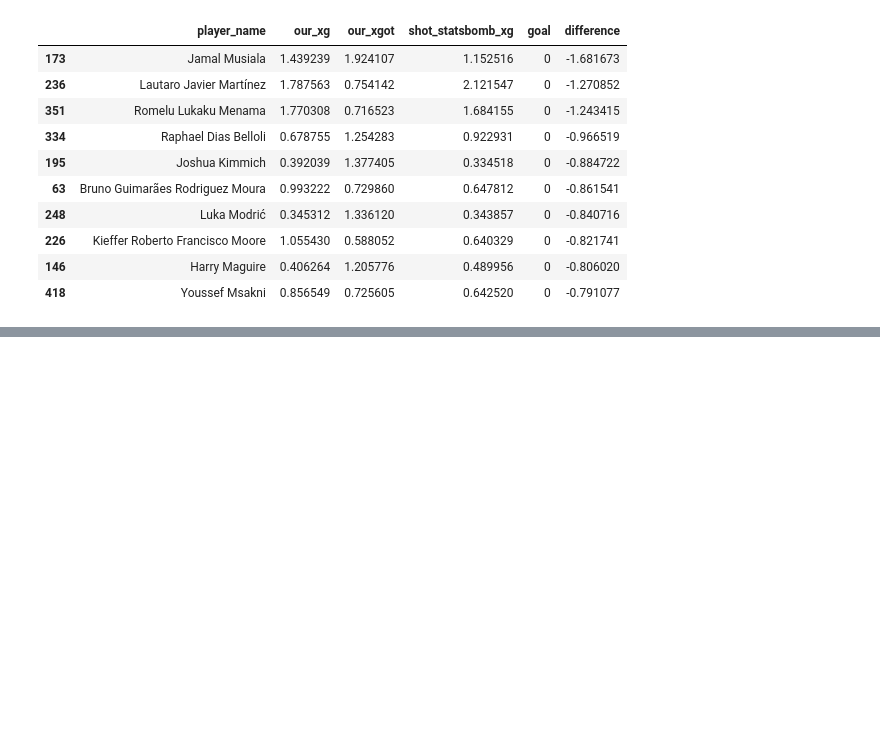
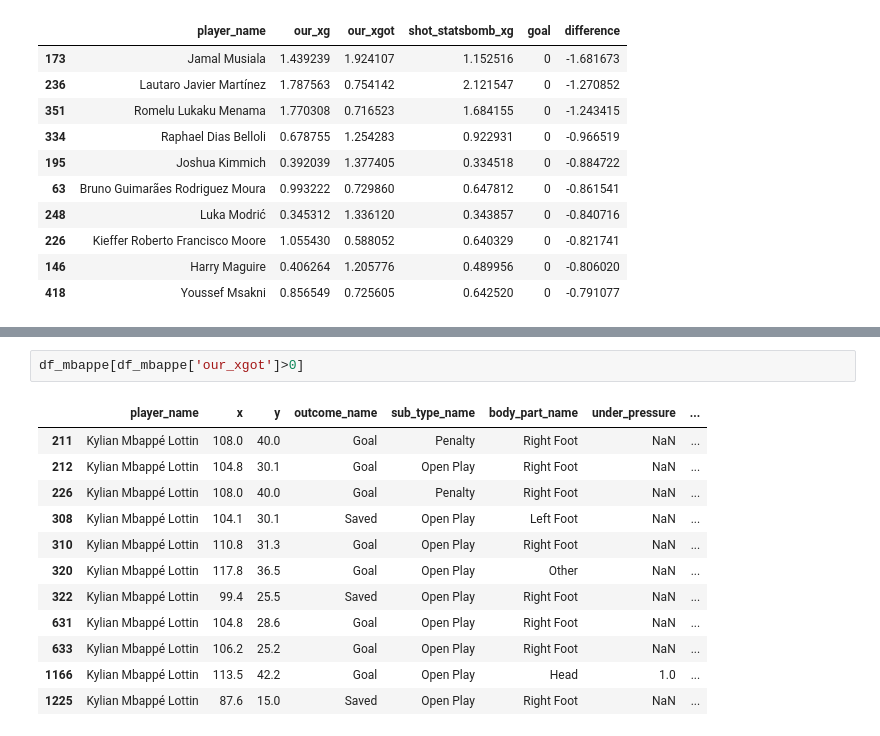
Before and after one commit to alfianalytics/xg-xgot-statsbomb-worldcup2022, a Jupyter notebook: Building_xG,_xGOT_Using_World_Cup_2022_Data.ipynb, the cells around one changed output, grey strips where cells are left out. Cells and saved outputs as stored; diff of their text form; blank space fills up the shorter version.

```diff
--- a/Building_xG,_xGOT_Using_World_Cup_2022_Data.ipynb
+++ b/Building_xG,_xGOT_Using_World_Cup_2022_Data.ipynb
@@ -1242,0 +1263,15 @@ player_summary.sort_values('difference').head(10)
+# %%
+df_mbappe[df_mbappe['our_xgot']>0]
+# %% [output]
+|  | player_name | x | y | outcome_name | sub_type_name | body_part_name | under_pressure | ... |
+| 211 | Kylian Mbappé Lottin | 108.0 | 40.0 | Goal | Penalty | Right Foot | NaN | ... |
+| 212 | Kylian Mbappé Lottin | 104.8 | 30.1 | Goal | Open Play | Right Foot | NaN | ... |
+| 226 | Kylian Mbappé Lottin | 108.0 | 40.0 | Goal | Penalty | Right Foot | NaN | ... |
+| 308 | Kylian Mbappé Lottin | 104.1 | 30.1 | Saved | Open Play | Left Foot | NaN | ... |
+| 310 | Kylian Mbappé Lottin | 110.8 | 31.3 | Goal | Open Play | Right Foot | NaN | ... |
+| 320 | Kylian Mbappé Lottin | 117.8 | 36.5 | Goal | Open Play | Other | NaN | ... |
+| 322 | Kylian Mbappé Lottin | 99.4 | 25.5 | Saved | Open Play | Right Foot | NaN | ... |
+| 631 | Kylian Mbappé Lottin | 104.8 | 28.6 | Goal | Open Play | Right Foot | NaN | ... |
+| 633 | Kylian Mbappé Lottin | 106.2 | 25.2 | Goal | Open Play | Right Foot | NaN | ... |
+| 1166 | Kylian Mbappé Lottin | 113.5 | 42.2 | Goal | Open Play | Head | 1.0 | ... |
+| 1225 | Kylian Mbappé Lottin | 87.6 | 15.0 | Saved | Open Play | Right Foot | NaN | ... |
```
Also changed, not shown: parts of 38 cells of this notebook.
